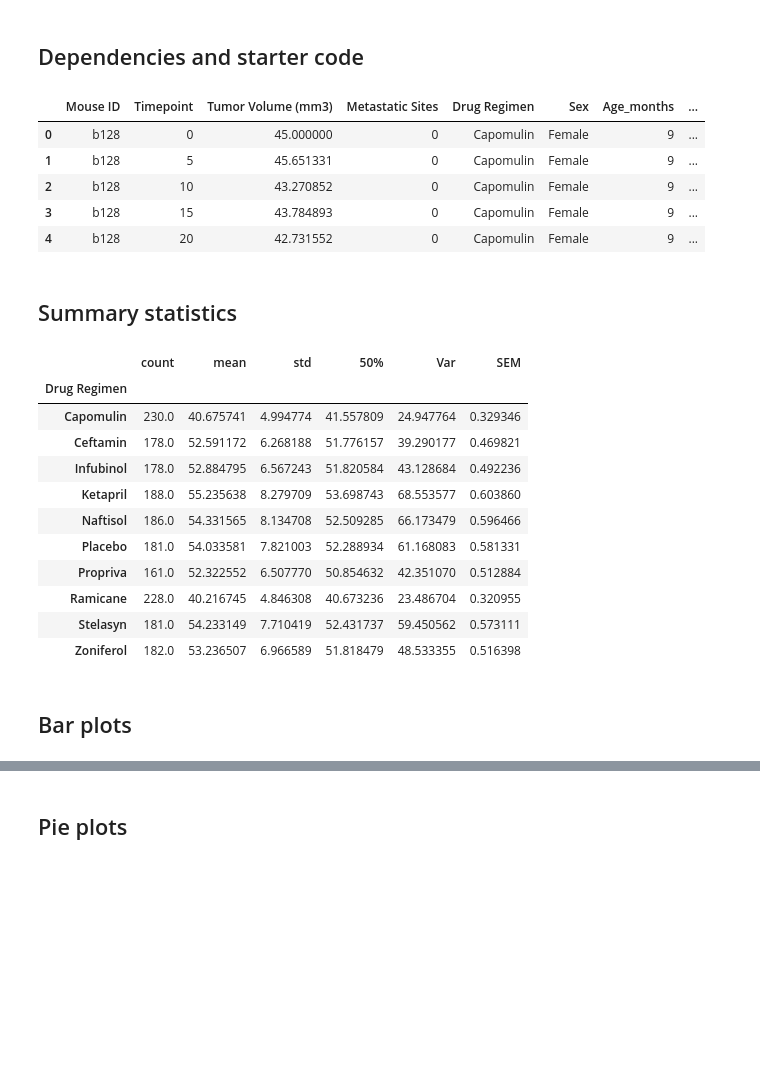
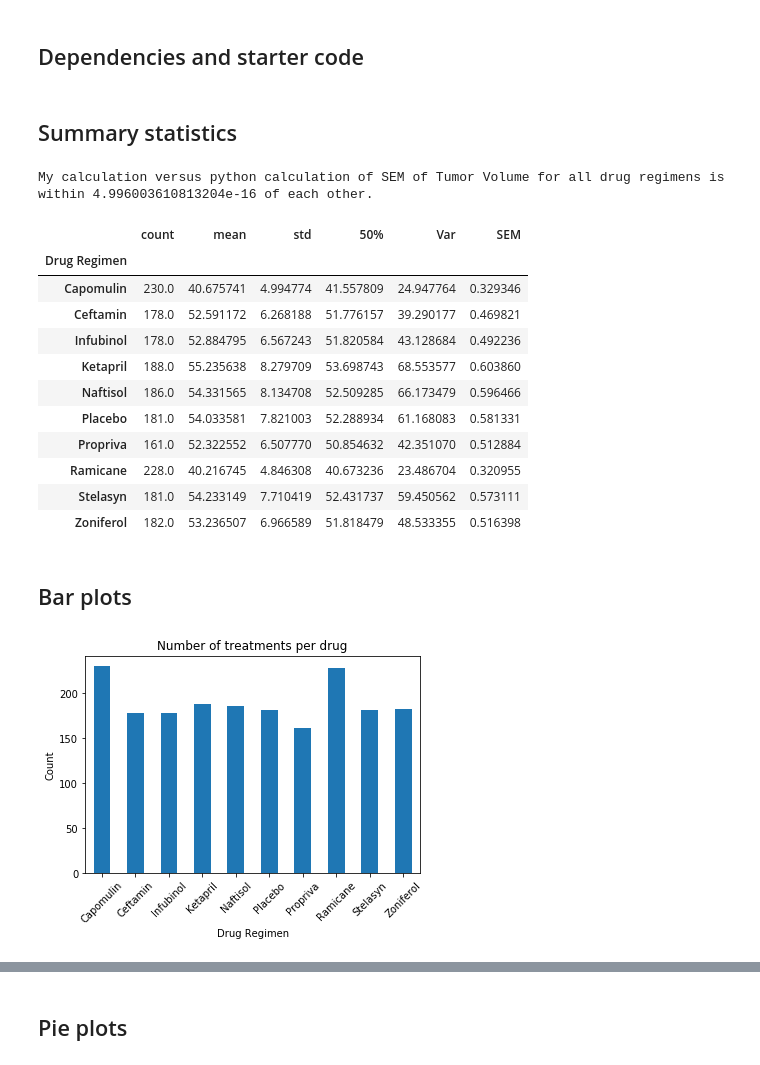
Before and after one commit to GabrielUSMC/Drug_analysis_matplotlib_project, a Jupyter notebook: pymaceuticals_starter.ipynb, the cells around one changed output, grey strips where cells are left out. Drawn from its saved outputs; the diff is of its cells as text; code cells hidden in the pictures; blank space fills up the shorter version.

```diff
--- a/pymaceuticals_starter.ipynb
+++ b/pymaceuticals_starter.ipynb
@@ -8,6 +14,9 @@ import matplotlib.pyplot as plt
 import pandas as pd
 import scipy.stats as st
 import math
+from numpy import linalg as LA
+import re
+import sys
 
 # Study data files
 mouse_metadata = "data/Mouse_metadata.csv"
@@ -18,28 +27,31 @@ mouse_metadata_df = pd.read_csv(mouse_metadata)
 study_results_df = pd.read_csv(study_results)
 
 main_df =  pd.merge(study_results_df, mouse_metadata_df, on="Mouse ID")
-main_df.head()
-# %% [output]
-|  | Mouse ID | Timepoint | Tumor Volume (mm3) | Metastatic Sites | Drug Regimen | Sex | Age_months | ... |
-| 0 | b128 | 0 | 45.000000 | 0 | Capomulin | Female | 9 | ... |
-| 1 | b128 | 5 | 45.651331 | 0 | Capomulin | Female | 9 | ... |
-| 2 | b128 | 10 | 43.270852 | 0 | Capomulin | Female | 9 | ... |
-| 3 | b128 | 15 | 43.784893 | 0 | Capomulin | Female | 9 | ... |
-| 4 | b128 | 20 | 42.731552 | 0 | Capomulin | Female | 9 | ... |
 # %% [markdown]
 ## Summary statistics
 # %%
 # Generate a summary statistics table of mean, median, variance, standard deviation, and SEM of the tumor volume for each regimen
 regimen_group_df = main_df.groupby('Drug Regimen')
-#print(regimen_group_df['Tumor Volume (mm3)'].describe())
 vol_stat_df = regimen_group_df['Tumor Volume (mm3)'].describe()[['count','mean','std','50%']]
+
+#Manual calculation of SEM
 vol_stat_var = vol_stat_df['std']*vol_stat_df['std']
 vol_stat_sqrt_count = [math.sqrt(x) for x in vol_stat_df['count']]
 vol_stat_sem = vol_stat_df['std']/vol_stat_sqrt_count
+
+#Function calculation of SEM
+vol_stat_sem2 = regimen_group_df['Tumor Volume (mm3)'].sem()
+
+#Print norm value of difference of manual and function calculation of SEM
+print(f"My calculation versus python calculation of SEM of Tumor Volume "
+      f"for all drug regimens is within {LA.norm(vol_stat_sem-vol_stat_sem2)} of each other.")
+
 vol_stat_df['Var'] = vol_stat_var
 vol_stat_df['SEM'] = vol_stat_sem
+
 vol_stat_df
 # %% [output]
+My calculation versus python calculation of SEM of Tumor Volume for all drug regimens is within 4.996003610813204e-16 of each other.
 |  | count | mean | std | 50% | Var | SEM |
 | Drug Regimen |  |  |  |  |  |  |
 | Capomulin | 230.0 | 40.675741 | 4.994774 | 41.557809 | 24.947764 | 0.329346 |
@@ -57,7 +69,14 @@ vol_stat_df
 # %%
 # Generate a bar plot showing number of data points for each treatment regimen using pandas
 stat_index_list = list(vol_stat_df.index)
 x_axis = [x for x in range(0,len(stat_index_list))]
+df_bar_plot = vol_stat_df.plot(None, 'count', kind='bar',title="Number of treatments per drug",legend=False,align="center",
+                xticks = x_axis)
+df_bar_plot.set_xticklabels(stat_index_list, rotation=45)
+df_bar_plot.set_ylabel("Count")
+plt.show()
+# %% [output]
+[figure, added]
 # %%
 # Generate a bar plot showing number of data points for each treatment regimen using pyplot
 plt.bar(x_axis,vol_stat_df['count'],align="center")
```
Also changed, not shown: parts of 16 cells of this notebook.
